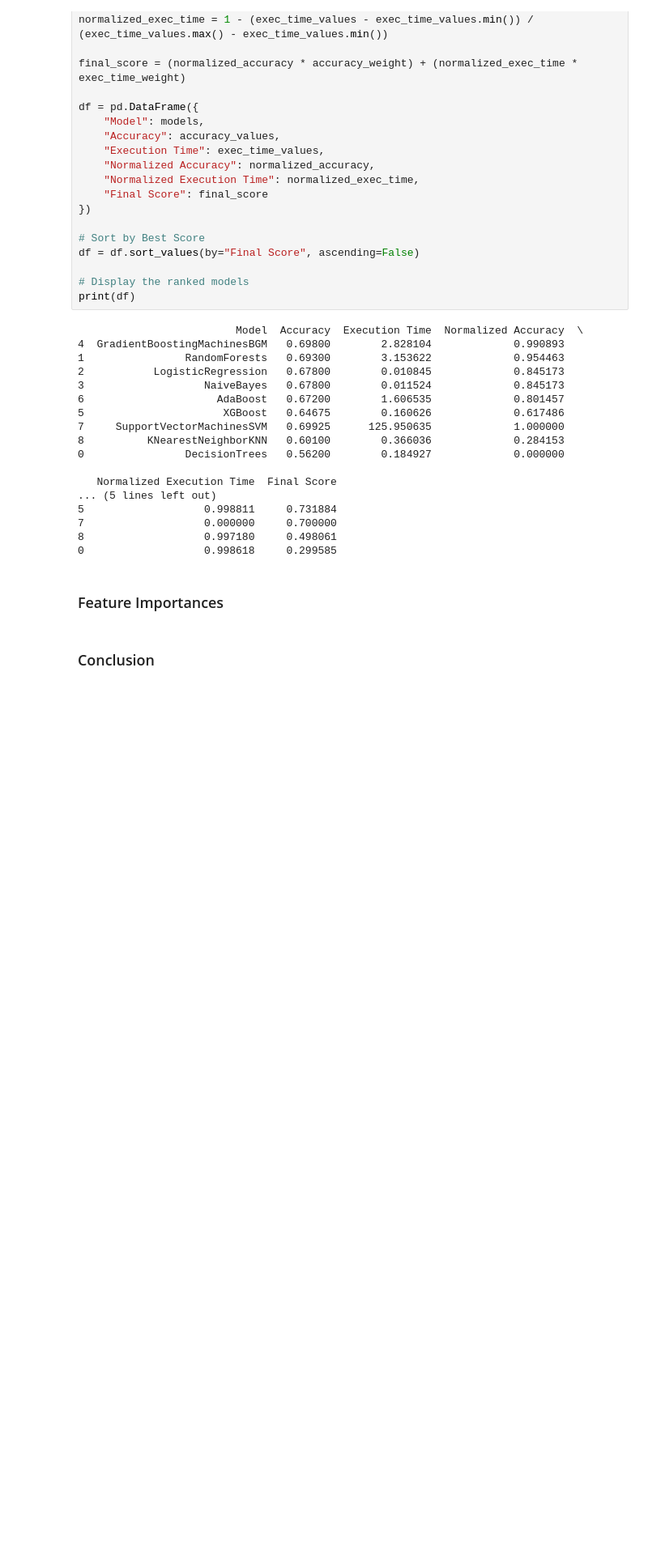
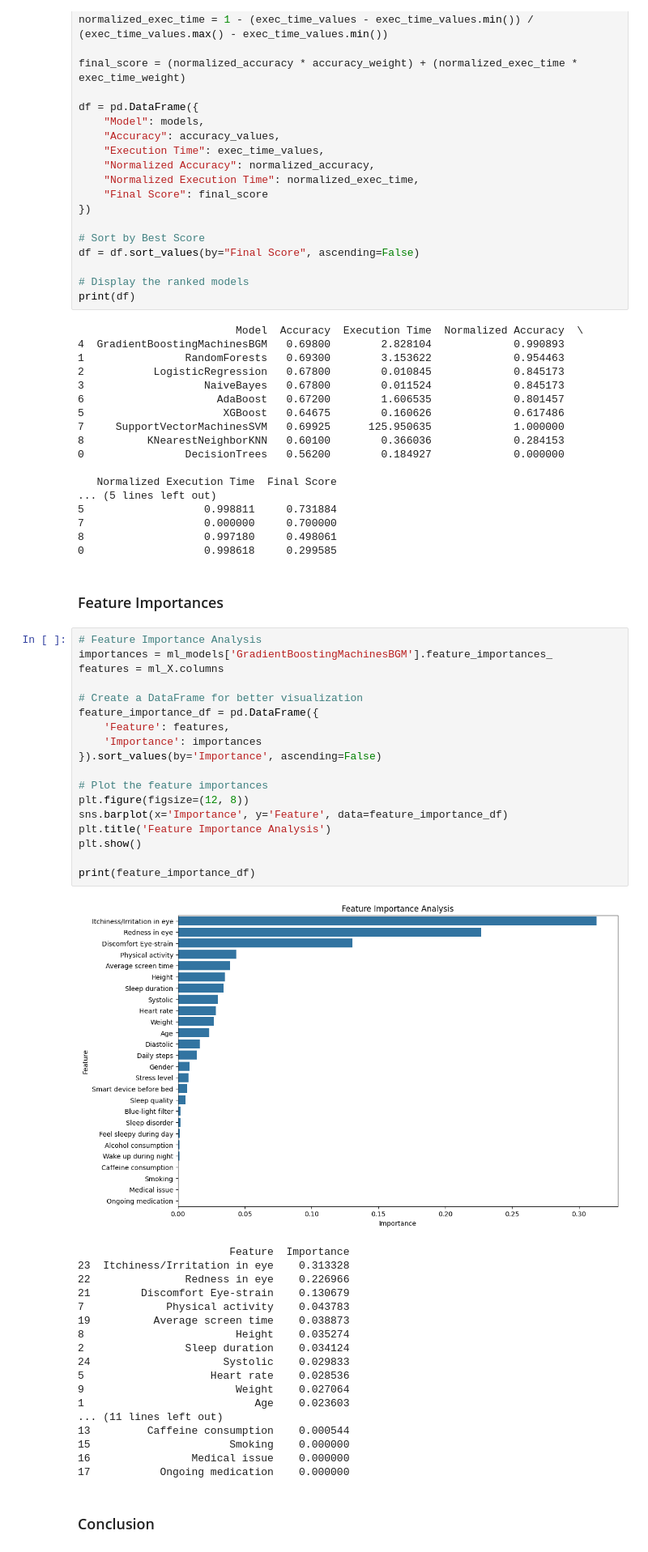
Before and after one commit to FajarLaksono/analytics, a Jupyter notebook: 2025-02-17-3-sleep-health-and-digital-screen-exposure-dataset/analysis.ipynb, the cells around one changed output. Shown at 81% size. Drawn from its saved outputs; the diff is of its cells as text; blank space fills up the shorter version.

Commit message:
feat: added feature importance analysis to sleep health

```diff
--- a/2025-02-17-3-sleep-health-and-digital-screen-exposure-dataset/analysis.ipynb
+++ b/2025-02-17-3-sleep-health-and-digital-screen-exposure-dataset/analysis.ipynb
@@ -625,5 +620,42 @@ print(df)
 0                   0.998618     0.299585
 # %% [markdown]
 ### Feature Importances
+# %%
+# Feature Importance Analysis
+importances = ml_models['GradientBoostingMachinesBGM'].feature_importances_
+features = ml_X.columns
+
+# Create a DataFrame for better visualization
+feature_importance_df = pd.DataFrame({
+    'Feature': features,
+    'Importance': importances
+}).sort_values(by='Importance', ascending=False)
+
+# Plot the feature importances
+plt.figure(figsize=(12, 8))
+sns.barplot(x='Importance', y='Feature', data=feature_importance_df)
+plt.title('Feature Importance Analysis')
+plt.show()
+
+print(feature_importance_df)
+# %% [output]
+[figure, added]
+                        Feature  Importance
+23  Itchiness/Irritation in eye    0.313328
+22               Redness in eye    0.226966
+21        Discomfort Eye-strain    0.130679
+7             Physical activity    0.043783
+19          Average screen time    0.038873
+8                        Height    0.035274
+2                Sleep duration    0.034124
+24                     Systolic    0.029833
+5                    Heart rate    0.028536
+9                        Weight    0.027064
+1                           Age    0.023603
+... (11 lines left out)
+13         Caffeine consumption    0.000544
+15                      Smoking    0.000000
+16                Medical issue    0.000000
+17           Ongoing medication    0.000000
 # %% [markdown]
 ### Conclusion
```
Also changed, not shown: parts of 1 cell of this notebook.
